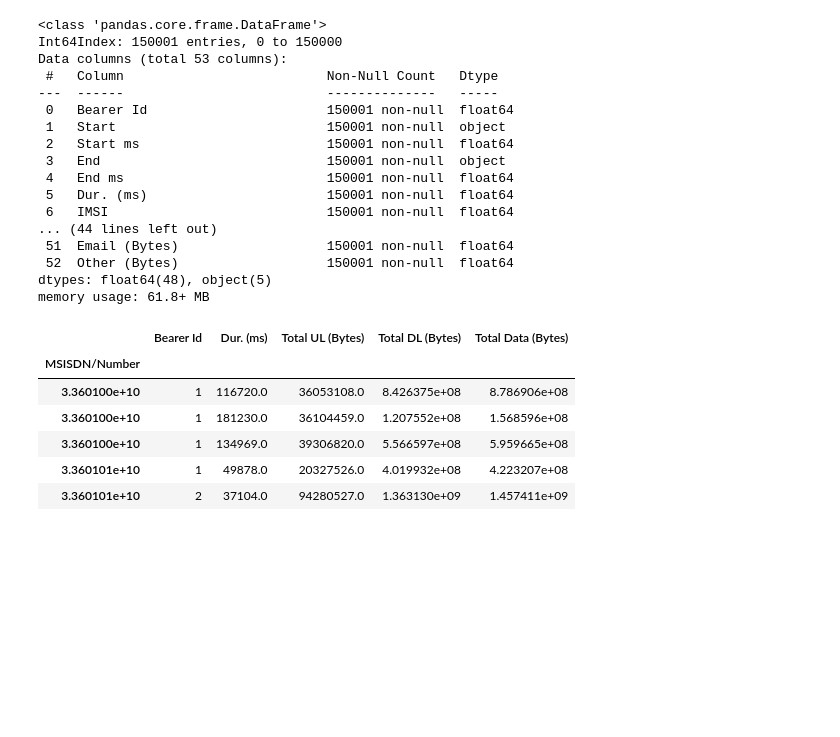
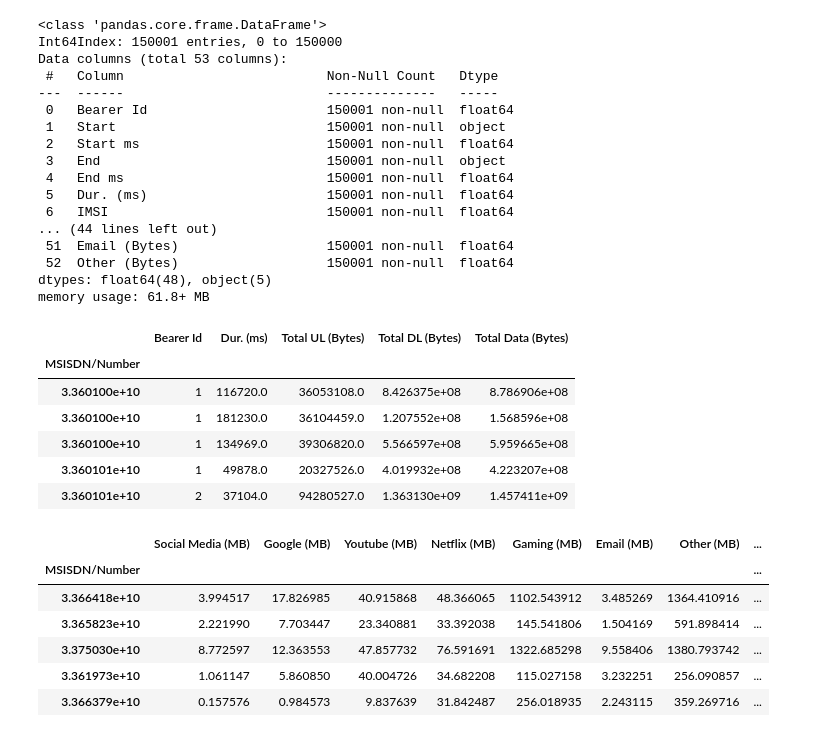
Before and after one commit to YohansSamuel/TeleCom-Data-Analysis, a Jupyter notebook: notebooks/Task-1-User_Overview_Analysis.ipynb, the cells around one changed output. Drawn from its saved outputs; the diff is of its cells as text; code cells hidden in the pictures; blank space fills up the shorter version.

Commit message:
aggregate user data on all applications

```diff
--- a/notebooks/Task-1-User_Overview_Analysis.ipynb
+++ b/notebooks/Task-1-User_Overview_Analysis.ipynb
@@ -216,3 +216,27 @@ aggregated_data.head()
 | 3.360100e+10 | 1 | 134969.0 | 39306820.0 | 5.566597e+08 | 5.959665e+08 |
 | 3.360101e+10 | 1 | 49878.0 | 20327526.0 | 4.019932e+08 | 4.223207e+08 |
 | 3.360101e+10 | 2 | 37104.0 | 94280527.0 | 1.363130e+09 | 1.457411e+09 |
+# %%
+# convert the data of each application into megabytes
+
+agg_df["Social Media (MB)"] = user_ov.convert_bytes_to_megabytes(agg_df["Social Media (Bytes)"])
+agg_df["Google (MB)"]       = user_ov.convert_bytes_to_megabytes(agg_df["Google (Bytes)"])
+agg_df['Youtube (MB)']      = user_ov.convert_bytes_to_megabytes(agg_df["Youtube (Bytes)"])
+agg_df['Netflix (MB)']      = user_ov.convert_bytes_to_megabytes(agg_df["Netflix (Bytes)"])
+agg_df["Gaming (MB)"]       = user_ov.convert_bytes_to_megabytes(agg_df["Gaming (Bytes)"])
+agg_df['Email (MB)']        = user_ov.convert_bytes_to_megabytes(agg_df["Email (Bytes)"])
+agg_df['Other (MB)']        = user_ov.convert_bytes_to_megabytes(agg_df["Other (Bytes)"])
+agg_df['Total Data (MB)']    = user_ov.convert_bytes_to_megabytes(agg_df["Total Data (Bytes)"])
+# %%
+app_columns = ['MSISDN/Number','Social Media (MB)','Google (MB)', 'Youtube (MB)','Netflix (MB)','Gaming (MB)', 'Email (MB)', 'Other (MB)', 'Total Data (MB)']
+# %%
+user_behavior = agg_df[app_columns].groupby('MSISDN/Number').sum().sample(5)
+user_behavior
+# %% [output]
+|  | Social Media (MB) | Google (MB) | Youtube (MB) | Netflix (MB) | Gaming (MB) | Email (MB) | Other (MB) | ... |
+| MSISDN/Number |  |  |  |  |  |  |  | ... |
+| 3.366418e+10 | 3.994517 | 17.826985 | 40.915868 | 48.366065 | 1102.543912 | 3.485269 | 1364.410916 | ... |
+| 3.365823e+10 | 2.221990 | 7.703447 | 23.340881 | 33.392038 | 145.541806 | 1.504169 | 591.898414 | ... |
+| 3.375030e+10 | 8.772597 | 12.363553 | 47.857732 | 76.591691 | 1322.685298 | 9.558406 | 1380.793742 | ... |
+| 3.361973e+10 | 1.061147 | 5.860850 | 40.004726 | 34.682208 | 115.027158 | 3.232251 | 256.090857 | ... |
+| 3.366379e+10 | 0.157576 | 0.984573 | 9.837639 | 31.842487 | 256.018935 | 2.243115 | 359.269716 | ... |
```
Also changed, not shown: 1 other file.
